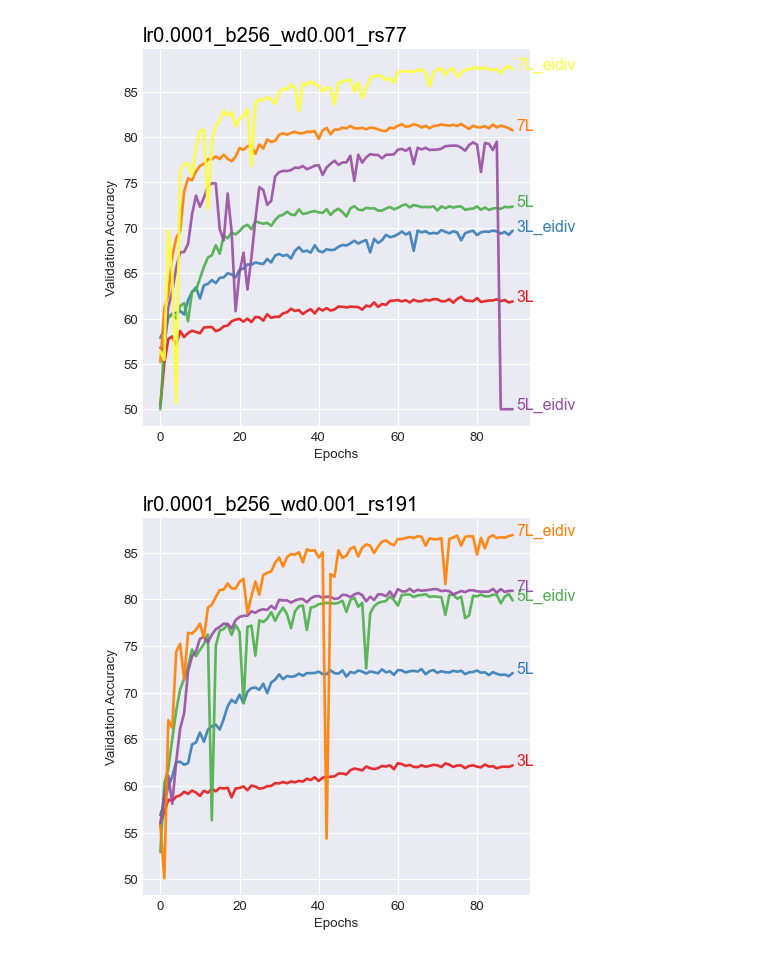
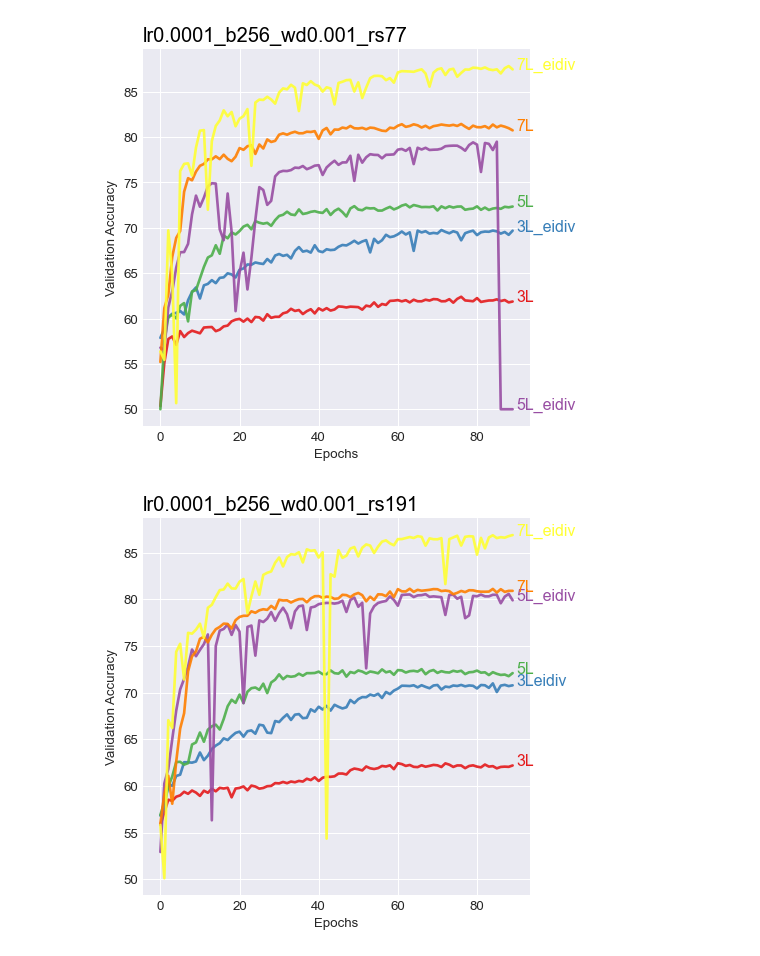
Before and after one commit to hiyuantang/marked_long, a Jupyter notebook: results/vis.ipynb, the cells around one changed output. Cells and saved outputs as stored; diff of their text form; code cells hidden in the pictures.

Commit message:
upload new results and make change to vis.py

```diff
--- a/results/vis.ipynb
+++ b/results/vis.ipynb
@@ -28,25 +44,26 @@ def vis(acc_list, name_list, title='Validation Accuracy Comparison'):
 # %%
+acc_data = pd.DataFrame(columns=['model', 'acc', 'epoch'])
 #validation results from -b 256 --epochs 90 --wd 0.001 --lr 0.0001 --rs53 datasplit 8:2
-L3_rs53 = get_val_results('./rs53_new/3L.txt')
-L3eidiv_rs53 = get_val_results('./rs53_new/3Leidiv.txt')
-L5_rs53 = get_val_results('./rs53_new/5L.txt')
-L5eidiv_rs53 = get_val_results('./rs53_new/5Leidiv.txt')
-L7_rs53 = get_val_results('./rs53_new/7L.txt')
-L7eidiv_rs53 = get_val_results('./rs53_new/7Leidiv.txt')
+L3_rs53 = get_val_results_addtodata('./rs53_new/3L.txt')
+L3eidiv_rs53 = get_val_results_addtodata('./rs53_new/3Leidiv.txt')
+L5_rs53 = get_val_results_addtodata('./rs53_new/5L.txt')
+L5eidiv_rs53 = get_val_results_addtodata('./rs53_new/5Leidiv.txt')
+L7_rs53 = get_val_results_addtodata('./rs53_new/7L.txt')
+L7eidiv_rs53 = get_val_results_addtodata('./rs53_new/7Leidiv.txt')
 
 #validation results from -b 256 --epochs 90 --wd 0.001 --lr 0.0001 --rs77 datasplit 8:2
-L3_rs77 = get_val_results('./rs77_new/3L.txt')
-L3eidiv_rs77 = get_val_results('./rs77_new/3Leidiv.txt')
-L5_rs77 = get_val_results('./rs77_new/5L.txt')
-L5eidiv_rs77 = get_val_results('./rs77_new/5Leidiv.txt')
-L5eidiv_rs77_alt = get_val_results('./rs77_new/5Leidiv_alt.txt')
-L7_rs77 = get_val_results('./rs77_new/7L.txt')
-L7eidiv_rs77 = get_val_results('./rs77_new/7Leidiv.txt')
+L3_rs77 = get_val_results_addtodata('./rs77_new/3L.txt')
+L3eidiv_rs77 = get_val_results_addtodata('./rs77_new/3Leidiv.txt')
+L5_rs77 = get_val_results_addtodata('./rs77_new/5L.txt')
+L5eidiv_rs77 = get_val_results_addtodata('./rs77_new/5Leidiv.txt')
+#L5eidiv_rs77_alt = get_val_results_addtodata('./rs77_new/5Leidiv_alt.txt')
+L7_rs77 = get_val_results_addtodata('./rs77_new/7L.txt')
+L7eidiv_rs77 = get_val_results_addtodata('./rs77_new/7Leidiv.txt')
 
 #validation results from -b 256 --epochs 90 --wd 0.001 --lr 0.0001 --rs191 datasplit 8:2
-L3_rs191 = get_val_results('./rs191/3L.txt')
-#L3eidiv_rs191 = get_val_results('./rs191/3Leidiv.txt')
-L5_rs191 = get_val_results('./rs191/5L.txt')
-L5eidiv_rs191 = get_val_results('./rs191/5Leidiv.txt')
-L7_rs191 = get_val_results('./rs191/7L.txt')
-L7eidiv_rs191 = get_val_results('./rs191/7Leidiv.txt')
+L3_rs191 = get_val_results_addtodata('./rs191/3L.txt')
+L3eidiv_rs191 = get_val_results_addtodata('./rs191/3Leidiv.txt')
+L5_rs191 = get_val_results_addtodata('./rs191/5L.txt')
+L5eidiv_rs191 = get_val_results_addtodata('./rs191/5Leidiv.txt')
+L7_rs191 = get_val_results_addtodata('./rs191/7L.txt')
+L7eidiv_rs191 = get_val_results_addtodata('./rs191/7Leidiv.txt')
@@ -63,8 +88,8 @@ vis(acc_list, name_list, 'lr0.0001_b256_wd0.001_rs77')
 # %% [output]
 [figure]
 # %%
-acc_list = np.array([L3_rs191, L5_rs191, L5eidiv_rs191, L7_rs191, L7eidiv_rs191], dtype=object)
-name_list = np.array(['3L', '5L', '5L_eidiv', '7L', '7L_eidiv'])
+acc_list = np.array([L3_rs191, L3eidiv_rs191, L5_rs191, L5eidiv_rs191, L7_rs191, L7eidiv_rs191], dtype=object)
+name_list = np.array(['3L', '3Leidiv', '5L', '5L_eidiv', '7L', '7L_eidiv'])
 vis(acc_list, name_list, 'lr0.0001_b256_wd0.001_rs191')
 # %% [output]
-[figure, old version]
+[figure, new version]
```
Also changed, not shown: parts of 4 cells of this notebook, 1 other file.
